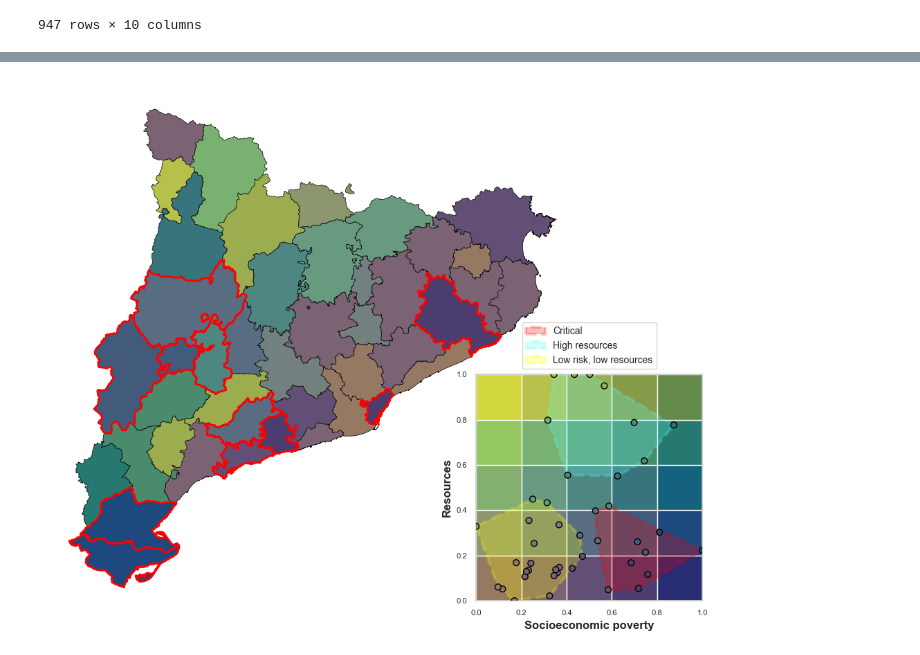
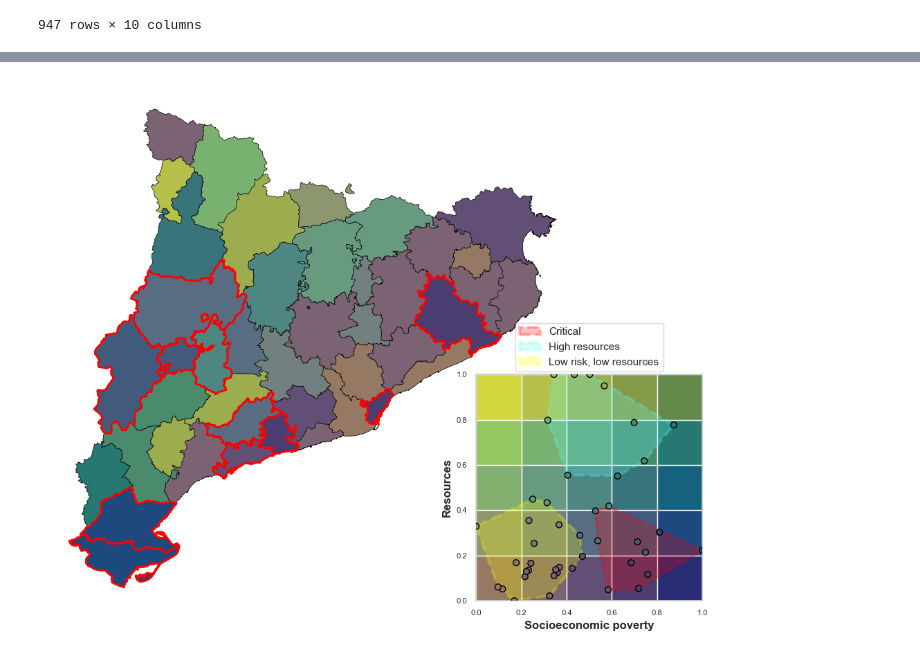
Before and after one commit to alexdeharo269/CatDef, a Jupyter notebook: german_notebook.ipynb, the cells around one changed output, grey strips where cells are left out. Drawn from its saved outputs; the diff is of its cells as text; code cells hidden in the pictures.

```diff
--- a/german_notebook.ipynb
+++ b/german_notebook.ipynb
@@ -453,35 +459,35 @@ for cluster in unique_clusters:
     color_hull = cluster_colors.get(label_name, 'gray')
 
     if len(points) >= 3:
         hull = ConvexHull(points)
         pts = points[hull.vertices]
         poly = Polygon(pts, facecolor=color_hull, edgecolor=color_hull,
                        alpha=0.25, linewidth=3, linestyle='--', zorder=5, label=label_name)
         ax_scatter.add_patch(poly)
 
 # Puntos
 ax_scatter.scatter(
     datos_combinados['pobreza_norm'],
     datos_combinados['recursos_norm'],
     c=datos_combinados['color_rgb'],
     s=40, # Más pequeños
     edgecolor='black',
     linewidth=1,
     zorder=10,
     alpha=1
 )
 
 ax_scatter.set_xlim(0, 1)
 ax_scatter.set_ylim(0, 1)
 ax_scatter.set_aspect('equal')
 ax_scatter.set_xlabel('Socioeconomic poverty', fontsize=12, fontweight='bold')
 ax_scatter.set_ylabel('Resources', fontsize=12, fontweight='bold')
 ax_scatter.tick_params(labelsize=8)
-ax_scatter.legend(loc='upper center', bbox_to_anchor=(0.5, 1.25), fontsize=10, ncol=1)
+ax_scatter.legend(loc='upper center', bbox_to_anchor=(0.5, 1.25), fontsize=11, ncol=1)
 plt.savefig('mapa_recursos_vs_pobreza.png', dpi=600, bbox_inches='tight')
 plt.show()
 # %% [output]
-[figure, old version]
+[figure, new version]
 # %%
 #pasar df_socioeconomic a un csv
 df_socioeconomic
```
Also changed, not shown: parts of 7 cells of this notebook, 1 other file.
